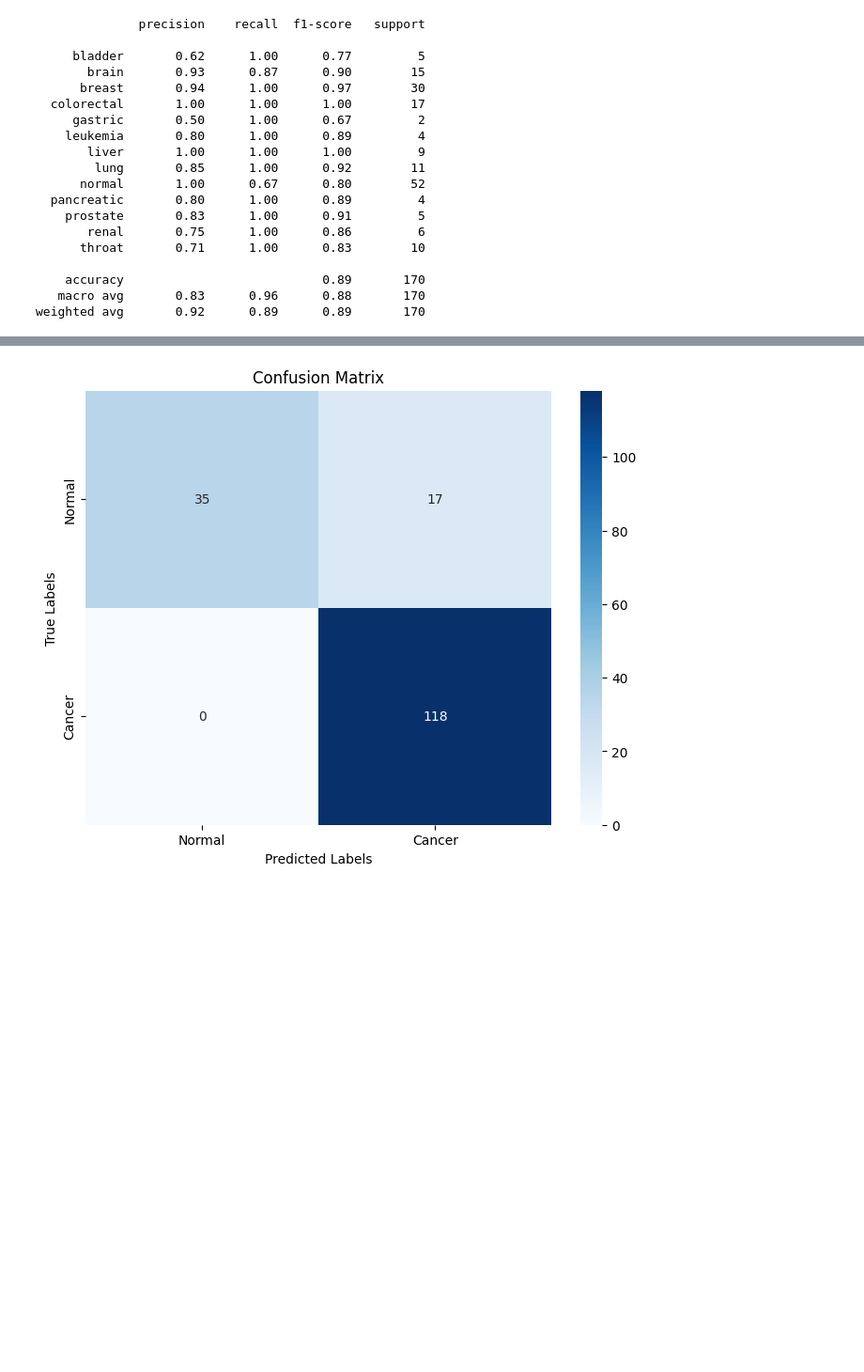
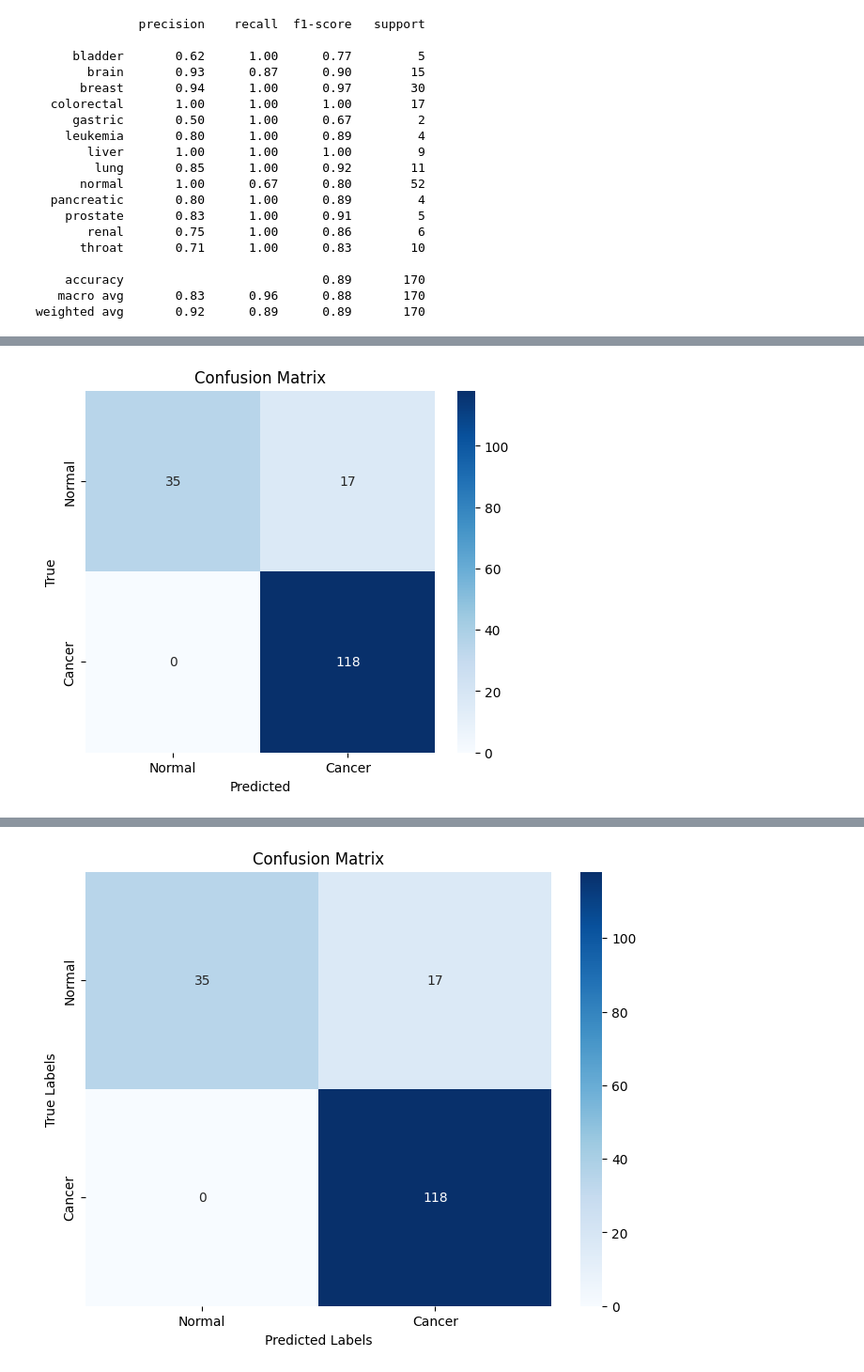
Before and after one commit to PhongCT1105/Cancer_Detector, a Jupyter notebook: Combined_model.ipynb, the cells around one changed output, grey strips where cells are left out. Shown at 94% size. Drawn from its saved outputs; the diff is of its cells as text; code cells hidden in the pictures; blank space fills up the shorter version.

```diff
--- a/Combined_model.ipynb
+++ b/Combined_model.ipynb
@@ -179,7 +179,7 @@ Cleaned predicted probabilities (class 1) saved to 'prediction_results_cleaned.c
 # %%
 import pandas as pd
 
-result = pd.read_csv("prediction_results_cleaned.csv")
+result = pd.read_csv("Result/prediction_results_cleaned.csv")
 model_result = result.iloc[:, 1:-1]
 result['predict'] = model_result.idxmax(axis=1)
 
@@ -258,9 +258,8 @@ weighted avg       0.92      0.89      0.89       170
 # Display keys for debugging
 print("Keys in result:", result.keys())
 
-# Assuming 'result' contains the correct keys for true labels and predictions
-true_label_key = 'true_label'  # Replace if true labels are stored under a different key
-predict_key = 'predict'       # Replace if predictions are stored under a different key
+true_label_key = 'true_label'
+predict_key = 'predict'
 
 # Ensure the keys exist
 if true_label_key in result and predict_key in result:
@@ -285,12 +284,12 @@ if true_label_key in result and predict_key in result:
     accuracy = (binary_results_df['binary_true_label'] == binary_results_df['binary_predict']).mean()
 
     # Save updated results with binary columns to a new CSV file
-    binary_results_df.to_csv("binary_prediction_results.csv", index=False)
+    binary_results_df.to_csv("Result/binary_prediction_results.csv", index=False)
 
     # Display the classification report and accuracy
     print(report)
     print(f"Accuracy: {accuracy:.2%}")
-    print("Updated results with binary classifications saved to 'binary_prediction_results.csv'.")
+    print("Updated results with binary classifications saved to 'Result/binary_prediction_results.csv'.")
 else:
     print(f"Error: Required keys '{true_label_key}' and/or '{predict_key}' not found in the result.")
 # %% [output]
@@ -311,0 +311,71 @@ Updated results with binary classifications saved to 'binary_prediction_results.
+# %%
+import pandas as pd
+import seaborn as sns
+import matplotlib.pyplot as plt
+from sklearn.metrics import classification_report, confusion_matrix
+
+# Assuming 'result' contains necessary keys
+true_label_key = 'true_label'  # Update if different
+predict_key = 'predict'       # Update if different
+
+if true_label_key in result and predict_key in result:
+    # Create binary classifications
+    binary_results = {
+        'sample_index': result['sample_index'],
+        'true_label': result[true_label_key],
+        'predict': result[predict_key],
+        'binary_true_label': [0 if label == 'normal' else 1 for label in result[true_label_key]],
+        'binary_predict': [0 if pred == 'normal' else 1 for pred in result[predict_key]]
+    }
+
+    # Convert to DataFrame
+    binary_results_df = pd.DataFrame(binary_results)
+
+    # Generate classification report
+    binary_true_labels = binary_results_df['binary_true_label']
+    binary_predictions = binary_results_df['binary_predict']
+    report = classification_report(binary_true_labels, binary_predictions, target_names=["Normal", "Cancer"], output_dict=True)
+
+    # Calculate accuracy
+    accuracy = (binary_results_df['binary_true_label'] == binary_results_df['binary_predict']).mean()
+
+    # Save to CSV
+    binary_results_df.to_csv("binary_prediction_results.csv", index=False)
+
+    # Display Results
+    print(f"Accuracy: {accuracy:.2%}")
+    print(pd.DataFrame(report).transpose())
+
+    # Visualization
+    # 1. Confusion Matrix
+    cm = confusion_matrix(binary_true_labels, binary_predictions)
+    plt.figure(figsize=(6, 5))
+    sns.heatmap(cm, annot=True, fmt='d', cmap='Blues', xticklabels=["Normal", "Cancer"], yticklabels=["Normal", "Cancer"])
+    plt.title('Confusion Matrix')
+    plt.xlabel('Predicted')
+    plt.ylabel('True')
+    plt.show()
+
+    # 2. Classification Report as a Heatmap
+    report_df = pd.DataFrame(report).transpose()
+    plt.figure(figsize=(10, 6))
+    sns.heatmap(report_df.iloc[:-1, :].T, annot=True, cmap='coolwarm', fmt='.2f', linewidths=0.5)
+    plt.title('Classification Report')
+    plt.show()
+
+    # Display DataFrame as a Table (Optional for Streamlit)
+    try:
+        import streamlit as st
+        st.title("Binary Classification Results")
+        st.markdown(f"**Accuracy:** {accuracy:.2%}")
+        st.dataframe(binary_results_df.head(10))  # Display first 10 rows
+        st.write("### Confusion Matrix")
+        st.pyplot()
+        st.write("### Classification Report")
+        st.pyplot()
+    except ImportError:
+        print("Streamlit is not installed. Visualization shown using Matplotlib.")
+
+else:
+    print(f"Error: Required keys '{true_label_key}' and/or '{predict_key}' not found in the result.")
+# %% [output]
@@ -311,0 +389 @@ Updated results with binary classifications saved to 'binary_prediction_results.
+[figure, added]
```
Also changed, not shown: parts of 7 cells of this notebook, 12 other files.
